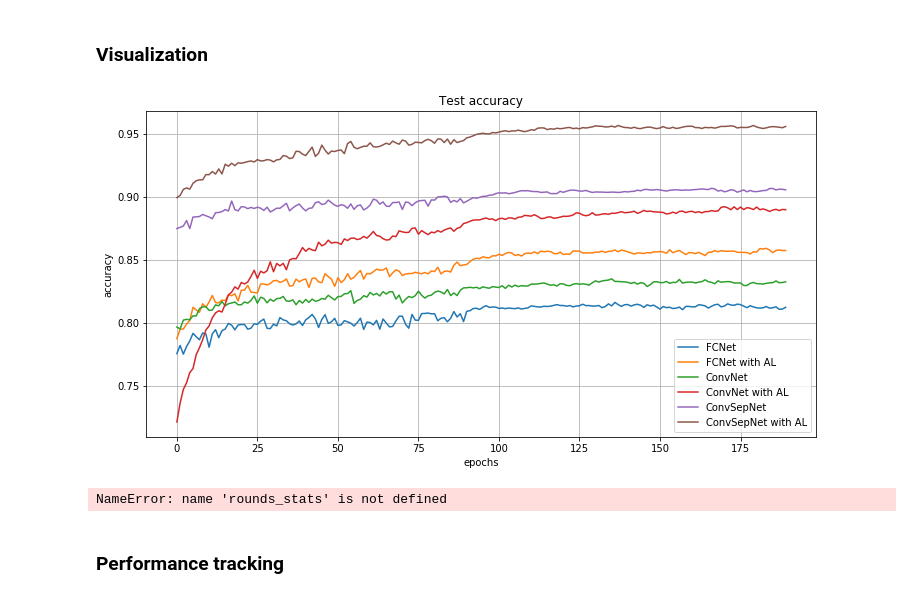
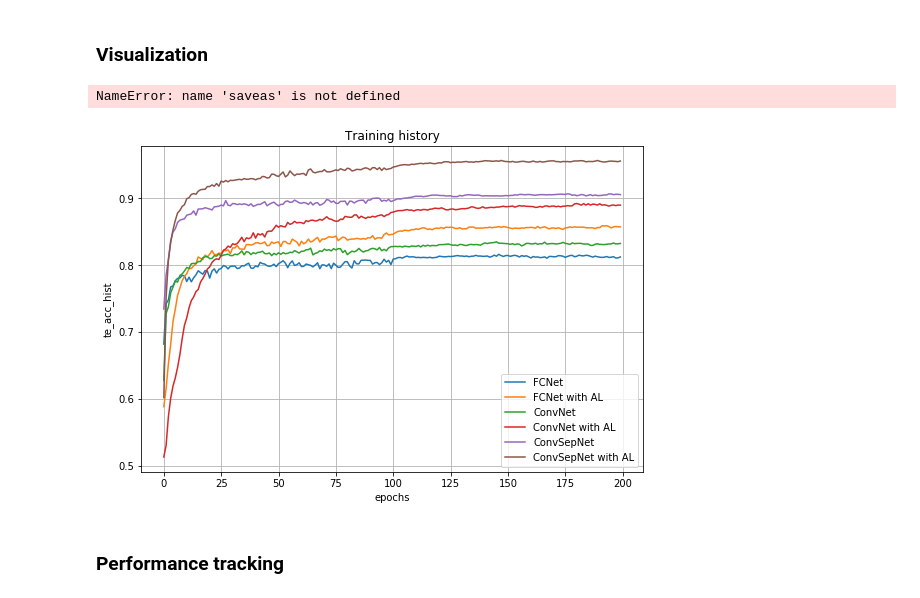
Before and after one commit to sylvainlugeon/deep-learning-projects, a Jupyter notebook: DL_MP1_fred.ipynb, the cells around one changed output. Drawn from its saved outputs; the diff is of its cells as text; code cells hidden in the pictures.

Commit message:
Visualisation

```diff
--- a/DL_MP1_fred.ipynb
+++ b/DL_MP1_fred.ipynb
@@ -1061,39 +1064,44 @@ Average auxiliary performance (and standard deviation):
 # %%
-%matplotlib inline
-import matplotlib.pyplot as plt
+def plot_history(measure,
+                 rounds_stats_FCNet, rounds_stats_FCNet_AL,
+                 rounds_stats_ConvNet, rounds_stats_ConvNet_AL,
+                 rounds_stats_ConvSepNet, rounds_stats_ConvSepNet_AL,
+                 start_epoch=0, save=False):
+    """Plot the specified measure for train and/or test results. measure must be acc or loss"""
 
-# Visualization of the loss over the epochs
-plt.figure(figsize=(12, 6))
 
-#plt.plot(rounds_stats_FCNet["tr_acc_hist"][:,10:].mean(0), label='train accuracy')
-plt.plot(rounds_stats_FCNet["te_acc_hist"][:,10:].mean(0), label='FCNet')
+    plt.figure(figsize=(9, 6))
 
-#plt.plot(rounds_stats_FCNet_AL["tr_acc_hist"][:,10:].mean(0), label='train accuracy')
-plt.plot(rounds_stats_FCNet_AL["te_acc_hist"][:,10:].mean(0), label='FCNet with AL')
+    plt.plot(rounds_stats_FCNet[measure][:,start_epoch:].mean(0), label='FCNet')
 
-#plt.plot(rounds_stats_ConvNet["tr_acc_hist"][:,10:].mean(0), label='train accuracy')
-plt.plot(rounds_stats_ConvNet["te_acc_hist"][:,10:].mean(0), label='ConvNet')
+    plt.plot(rounds_stats_FCNet_AL[measure][:,start_epoch:].mean(0), label='FCNet with AL')
 
-#plt.plot(rounds_stats_ConvNet_AL["tr_acc_hist"][:,10:].mean(0), label='train accuracy')
-plt.plot(rounds_stats_ConvNet_AL["te_acc_hist"][:,10:].mean(0), label='ConvNet with AL')
+    plt.plot(rounds_stats_ConvNet[measure][:,start_epoch:].mean(0), label='ConvNet')
 
-#plt.plot(rounds_stats_ConvSepNet["tr_acc_hist"][:,10:].mean(0), label='train accuracy')
-plt.plot(rounds_stats_ConvSepNet["te_acc_hist"][:,10:].mean(0), label='ConvSepNet')
+    plt.plot(rounds_stats_ConvNet_AL[measure][:,start_epoch:].mean(0), label='ConvNet with AL')
 
-#plt.plot(rounds_stats_ConvSepNet_AL["tr_acc_hist"][:,10:].mean(0), label='train accuracy')
-plt.plot(rounds_stats_ConvSepNet_AL["te_acc_hist"][:,10:].mean(0), label='ConvSepNet with AL')
+    plt.plot(rounds_stats_ConvSepNet[measure][:,start_epoch:].mean(0), label='ConvSepNet')
 
-plt.title('Test accuracy')
-plt.legend()
-plt.grid()
-plt.xlabel('epochs')
-plt.ylabel('accuracy');
+    plt.plot(rounds_stats_ConvSepNet_AL[measure][:,start_epoch:].mean(0), label='ConvSepNet with AL')
+
+
+    plt.title("Training history")
+    plt.legend()
+    plt.grid()
+    plt.xlabel('epochs')
+    plt.ylabel(measure)
+
+    if save:
+        saveas(gcf, '/figures/' + measure + '.png')
-# %% [output]
-[figure, removed]
-# %%
-rounds_stats["te_acc_hist"][:,-1]
-# %% [output]
-NameError: name 'rounds_stats' is not defined
+# %%
+plot_history("te_acc_hist",
+                 rounds_stats_FCNet, rounds_stats_FCNet_AL,
+                 rounds_stats_ConvNet, rounds_stats_ConvNet_AL,
+                 rounds_stats_ConvSepNet, rounds_stats_ConvSepNet_AL,
+                 start_epoch=0, save=True)
+# %% [output]
+NameError: name 'saveas' is not defined
+[figure, added]
 # %% [markdown]
 ### Performance tracking
 # %%
```
Also changed, not shown: parts of 1 cell of this notebook, 1 other file.
